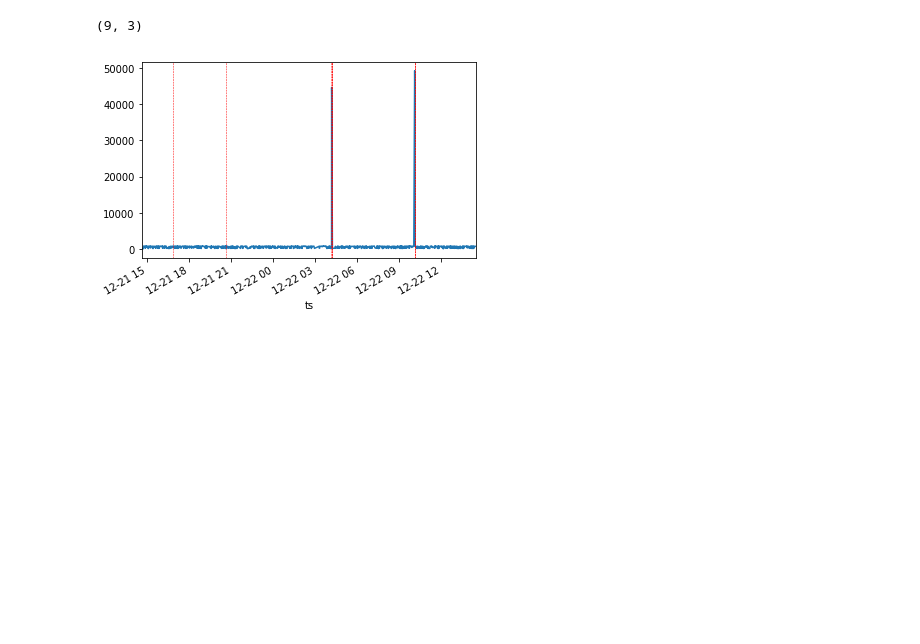
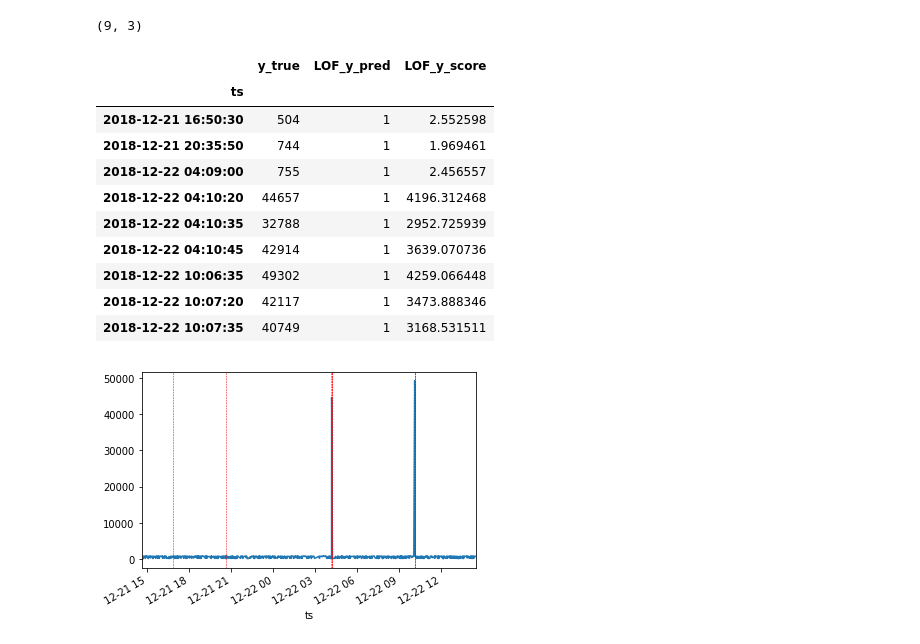
Before and after one commit to stratosphereips/pcap-analysis-sessions, a Jupyter notebook: CTU-IoT-Malware-Capture-35-1/2_conn_log_simple_ad.ipynb, the cells around one changed output. Saved outputs shown, nothing was run; the diff lists cells and outputs as text; code cells hidden in the pictures; blank space fills up the shorter version.

```diff
--- a/CTU-IoT-Malware-Capture-35-1/2_conn_log_simple_ad.ipynb
+++ b/CTU-IoT-Malware-Capture-35-1/2_conn_log_simple_ad.ipynb
@@ -170,6 +170,20 @@ RESULT_DF_TAIL.query('LOF_y_pred == 1').shape
 # %%
 outliers = RESULT_DF_TAIL.query('LOF_y_pred == 1')
 outliers_ts = list(outliers.index)
+# %%
+outliers
+# %% [output]
+|  | y_true | LOF_y_pred | LOF_y_score |
+| ts |  |  |  |
+| 2018-12-21 16:50:30 | 504 | 1 | 2.552598 |
+| 2018-12-21 20:35:50 | 744 | 1 | 1.969461 |
+| 2018-12-22 04:09:00 | 755 | 1 | 2.456557 |
+| 2018-12-22 04:10:20 | 44657 | 1 | 4196.312468 |
+| 2018-12-22 04:10:35 | 32788 | 1 | 2952.725939 |
+| 2018-12-22 04:10:45 | 42914 | 1 | 3639.070736 |
+| 2018-12-22 10:06:35 | 49302 | 1 | 4259.066448 |
+| 2018-12-22 10:07:20 | 42117 | 1 | 3473.888346 |
+| 2018-12-22 10:07:35 | 40749 | 1 | 3168.531511 |
 # %%
 ax = RESULT_DF_TAIL.y_true.plot.line()
 
```
Also changed, not shown: parts of 5 cells of this notebook.
